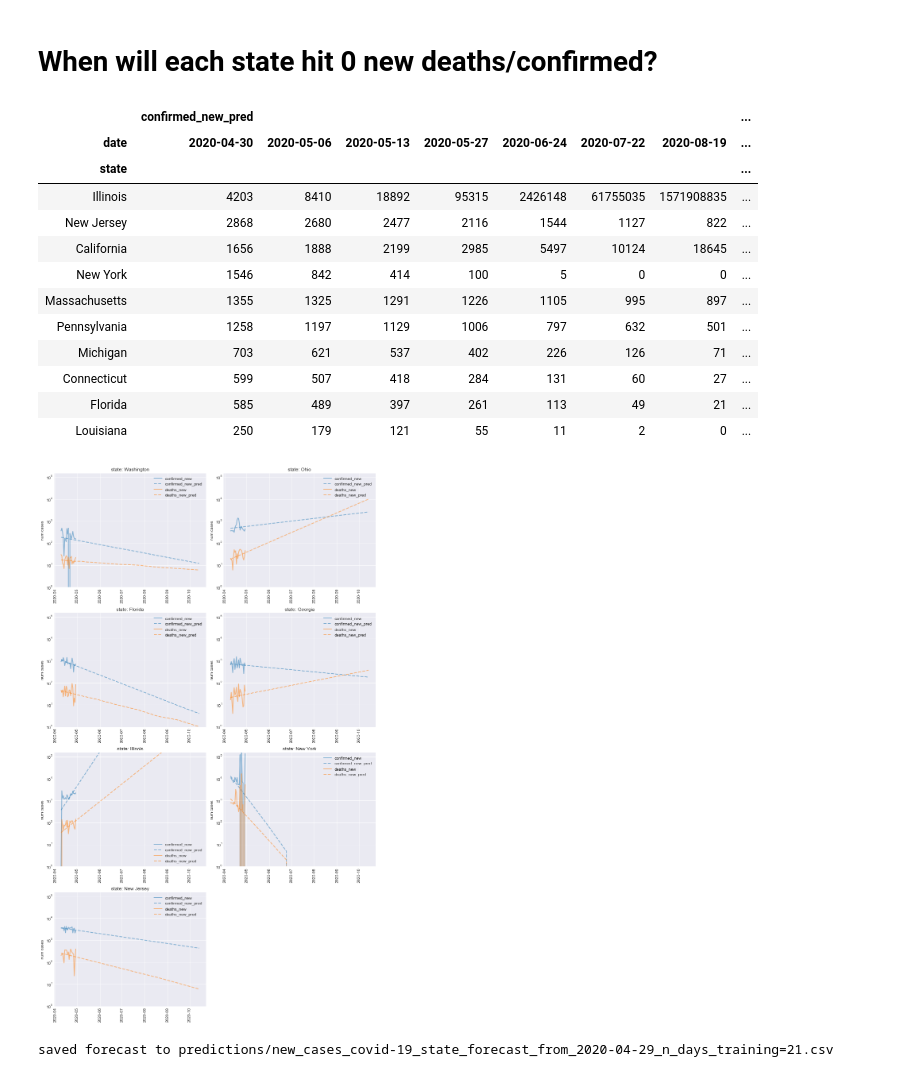
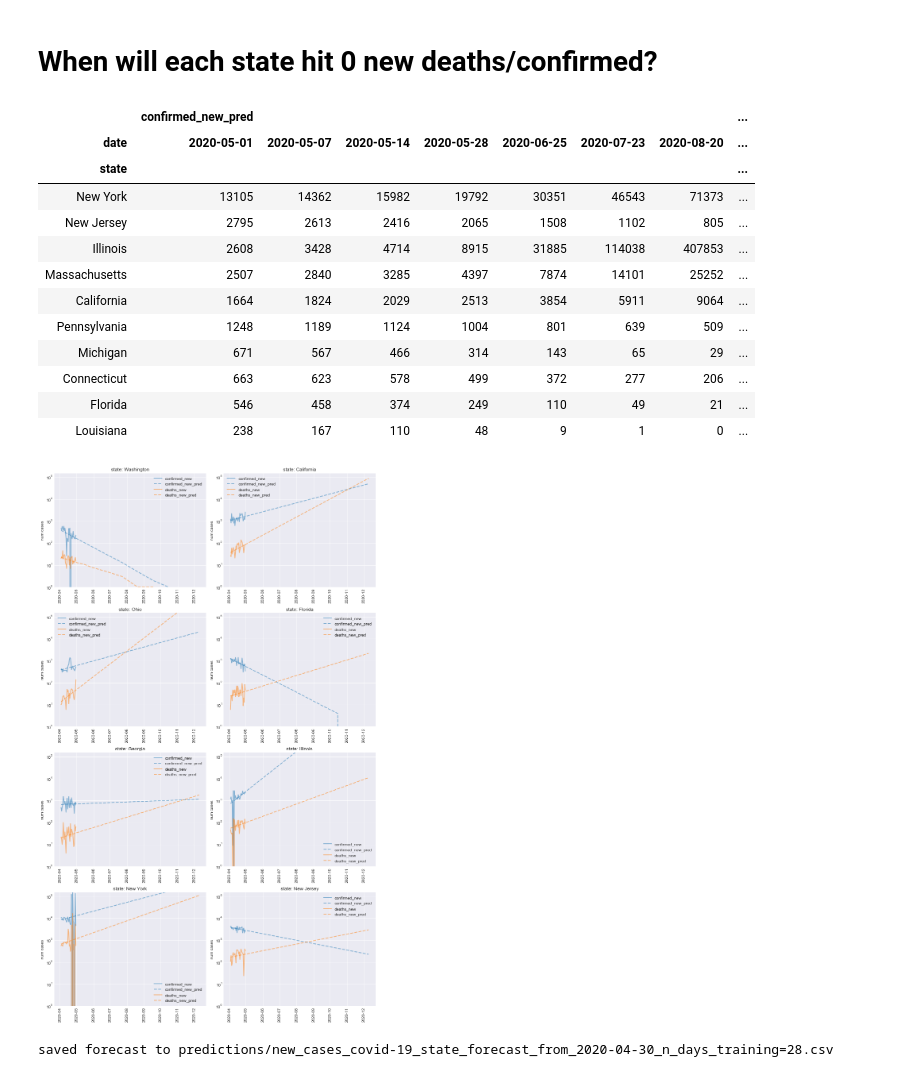
Before and after one commit to tboats/covid-19_analysis, a Jupyter notebook: analysis_covid-19.ipynb, the cells around one changed output. Cells and saved outputs as stored; diff of their text form; code cells hidden in the pictures.

```diff
--- a/analysis_covid-19.ipynb
+++ b/analysis_covid-19.ipynb
@@ -1303,9 +1295,26 @@ def fit_exp_new(dfp_country,
                          ).copy()
 
     # clean data for fit (convert to log)
+    median_funcs = {}
+    log_cols = []
     for col in fit_cols:
-        dfp_country_recent[f'{col}_log'] = dfp_country_recent[col].apply(lambda x: np.log10(x) if x > 0 else 0)
+        log_col = f'{col}_log'
+        dfp_country_recent[log_col] = dfp_country_recent[col].apply(lambda x: np.log10(x) if x > 1 else None)
+        median_funcs[log_col] = np.nanmedian
+        log_cols.append(log_col)
     dfp_country_recent['unixtime'] = dfp_country_recent['date'].apply(datetime_to_unixtime)
+
+    # fill in the missing data with the median
+    dfp_country_medians = dfp_country_recent.groupby(col_locale, as_index=False).agg(median_funcs).fillna(0)
+    null_countries = list(dfp_country_recent[dfp_country_recent.isnull().any(axis=1)][col_locale].unique())
+#     print(f"{col_locale}s with nulls: {','.join(null_countries)}")
+#     display(dfp_country_medians.sample(n=5))
+#     print(log_cols)
+    for col in log_cols:
+        for country in null_countries:
+            val = dfp_country_medians[dfp_country_medians[col_locale] == country][col].values[0]
+            #print(f"country={country}, median value={val:0.5f}")
+            dfp_country_recent.loc[(dfp_country_recent[col_locale] == country) & (dfp_country_recent[col].isnull()), col] = val
 
 
     # make predictions to past, then future
@@ -1423,31 +1432,32 @@ def save_forecast_new(dfp_forecasts_out, dfp_country_recent, col_locale='state',
     print(f'saved forecast to {save_path}')
     return None
 # %%
+n_days_training = 28
 dfp_us_recent_1, dfp_forecasts_us_out_1 = fit_exp_new(dfp_us_g,
-                                                    n_days_predict=21,
-                                                    n_days_into_future=[1,7,2*7,4*7,8*7,12*7,16*7,20*7,24*7],
+                                                    n_days_predict=n_days_training,
+                                                    n_days_into_future=[1,7,2*7,4*7,8*7,12*7,16*7,20*7,24*7,32*7],
                                                     col_locale='state',
                                                     top_countries=None
                                                    )
 # %% [output]
 |  | confirmed_new_pred |  |  |  |  |  |  | ... |
-| date | 2020-04-30 | 2020-05-06 | 2020-05-13 | 2020-05-27 | 2020-06-24 | 2020-07-22 | 2020-08-19 | ... |
+| date | 2020-05-01 | 2020-05-07 | 2020-05-14 | 2020-05-28 | 2020-06-25 | 2020-07-23 | 2020-08-20 | ... |
 | state |  |  |  |  |  |  |  | ... |
-| Illinois | 4203 | 8410 | 18892 | 95315 | 2426148 | 61755035 | 1571908835 | ... |
-| New Jersey | 2868 | 2680 | 2477 | 2116 | 1544 | 1127 | 822 | ... |
-| California | 1656 | 1888 | 2199 | 2985 | 5497 | 10124 | 18645 | ... |
-| New York | 1546 | 842 | 414 | 100 | 5 | 0 | 0 | ... |
-| Massachusetts | 1355 | 1325 | 1291 | 1226 | 1105 | 995 | 897 | ... |
-| Pennsylvania | 1258 | 1197 | 1129 | 1006 | 797 | 632 | 501 | ... |
-| Michigan | 703 | 621 | 537 | 402 | 226 | 126 | 71 | ... |
-| Connecticut | 599 | 507 | 418 | 284 | 131 | 60 | 27 | ... |
-| Florida | 585 | 489 | 397 | 261 | 113 | 49 | 21 | ... |
-| Louisiana | 250 | 179 | 121 | 55 | 11 | 2 | 0 | ... |
+| New York | 13105 | 14362 | 15982 | 19792 | 30351 | 46543 | 71373 | ... |
+| New Jersey | 2795 | 2613 | 2416 | 2065 | 1508 | 1102 | 805 | ... |
+| Illinois | 2608 | 3428 | 4714 | 8915 | 31885 | 114038 | 407853 | ... |
+| Massachusetts | 2507 | 2840 | 3285 | 4397 | 7874 | 14101 | 25252 | ... |
+| California | 1664 | 1824 | 2029 | 2513 | 3854 | 5911 | 9064 | ... |
+| Pennsylvania | 1248 | 1189 | 1124 | 1004 | 801 | 639 | 509 | ... |
+| Michigan | 671 | 567 | 466 | 314 | 143 | 65 | 29 | ... |
+| Connecticut | 663 | 623 | 578 | 499 | 372 | 277 | 206 | ... |
+| Florida | 546 | 458 | 374 | 249 | 110 | 49 | 21 | ... |
+| Louisiana | 238 | 167 | 110 | 48 | 9 | 1 | 0 | ... |
 # %%
-plot_forecasts_new(dfp_us_recent_1, col_locale='state', top_countries=['Washington', 'Ohio', 'Florida', 'Georgia', 'Illinois', 'New York', 'New Jersey'])
+plot_forecasts_new(dfp_us_recent_1, col_locale='state', top_countries=['Washington', 'California', 'Ohio', 'Florida', 'Georgia', 'Illinois', 'New York', 'New Jersey'])
 # %% [output]
-[figure, old version]
+[figure, new version]
 # %%
-save_forecast_new(dfp_forecasts_us_out_1, dfp_us_recent_1, 'state', n_days_training=21)
+save_forecast_new(dfp_forecasts_us_out_1, dfp_us_recent_1, 'state', n_days_training=n_days_training)
 # %% [output]
-saved forecast to predictions/new_cases_covid-19_state_forecast_from_2020-04-29_n_days_training=21.csv
+saved forecast to predictions/new_cases_covid-19_state_forecast_from_2020-04-30_n_days_training=28.csv
```
Also changed, not shown: parts of 34 cells of this notebook, 4 other files.
